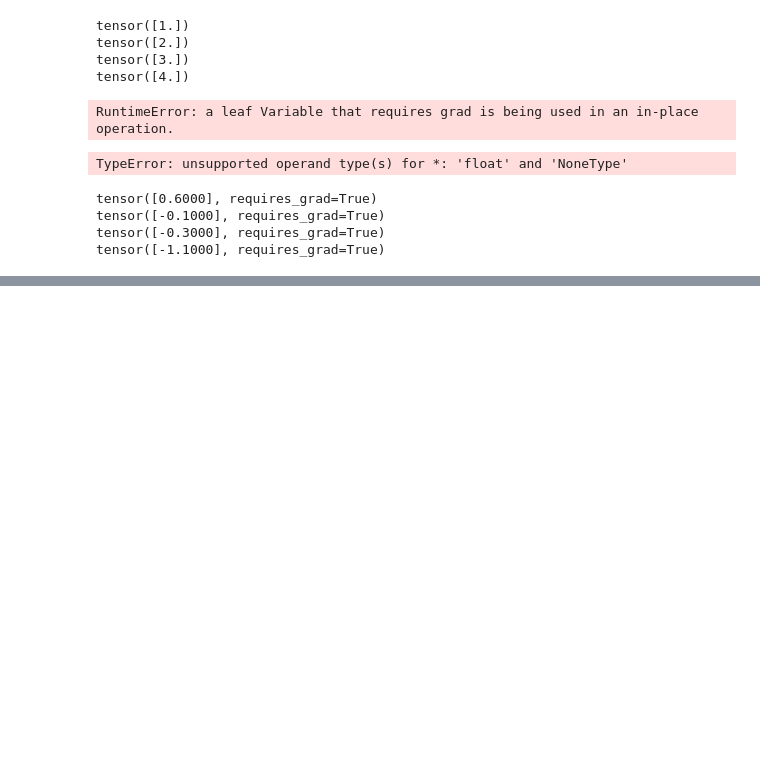
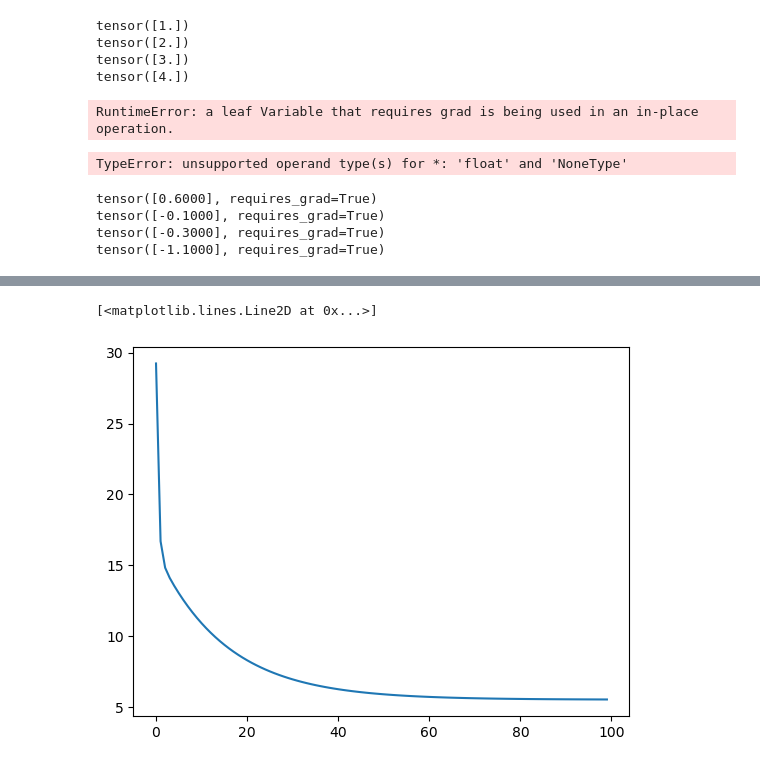
Before and after one commit to mau0414/visao-computacional, a Jupyter notebook: modulo2-aprendizado_de_maquina/diferenciacao_automatica.ipynb, the cells around one changed output, grey strips where cells are left out. Saved outputs shown, nothing was run; the diff lists cells and outputs as text; code cells hidden in the pictures; blank space fills up the shorter version.

```diff
--- a/modulo2-aprendizado_de_maquina/diferenciacao_automatica.ipynb
+++ b/modulo2-aprendizado_de_maquina/diferenciacao_automatica.ipynb
@@ -357,0 +385,19 @@ RuntimeError: grad can be implicitly created only for scalar outputs
+# %%
+x = torch.randn(100, requires_grad=True)
+print(x.requires_grad)
+
+# Remove o tensor do grafo
+x.requires_grad = False
+
+# Equivalente ao comando acima
+x.requires_grad_(False)
+
+# Conversão entre o pytorch e numpy. Importante! As variáveis compartilham a memória.
+# A alteração em uma variável altera a outra. Outra coisa, a conversão dará erro se
+# o tensor possuir requires_grad=True
+y = x.numpy()
+z = torch.from_numpy(y)
+
+# Tensores possuindo um único valor podem ser transformados em um valor Python
+# através do método .item()
+soma = x.sum().item()
@@ -357,0 +408,59 @@ RuntimeError: grad can be implicitly created only for scalar outputs
+# %%
+import torch
+import matplotlib.pyplot as plt
+import numpy as np
+
+class Model:
+
+    def __init__(self, a, b, requires_grad=False):
+        self.a = torch.tensor(a, requires_grad=requires_grad)
+        self.b = torch.tensor(b, requires_grad=requires_grad)
+
+    def __call__(self, x):
+        return self.a * x + self.b
+
+    def parameters(self):
+        return self.a, self.b
+
+    def clear_grad(self):
+        for p in self.parameters():
+            p.grad = None
+
+def mse(y, ym):
+
+    return torch.mean((y-ym)**2)
+
+def step(x, y, model, lr):
+
+    model.clear_grad()
+    ym = model(x)
+    error = mse(y, ym)
+    error.backward()
+    with torch.no_grad():
+        for p in model.parameters():
+            p -= lr * p.grad
+
+    # quando calcula erro, obtem-se tensor de um item so, error.item() retorna item no formato python
+    return error.item()
+
+def train(x, y, model, n_epochs=100, lr=0.3):
+
+    errors = []
+    for _ in range(n_epochs):
+        error = step(x, y, model, lr)
+        errors.append(error)
+
+    return errors
+
+data = torch.from_numpy(np.loadtxt('../data/age_data_1.txt'))
+
+# dados vem "girados" - pega transposta
+x, y = data.T
+
+# ax + b = 3x + 2
+model = Model(3., 2., True)
+errors = train(x, y, model)
+
+print(errors)
+plt.plot(errors)
+# %% [output]
@@ -357,0 +468,2 @@ RuntimeError: grad can be implicitly created only for scalar outputs
+[<matplotlib.lines.Line2D at 0x...>]
+[figure, added]
```
Also changed, not shown: parts of 6 cells of this notebook, 5 other files.
